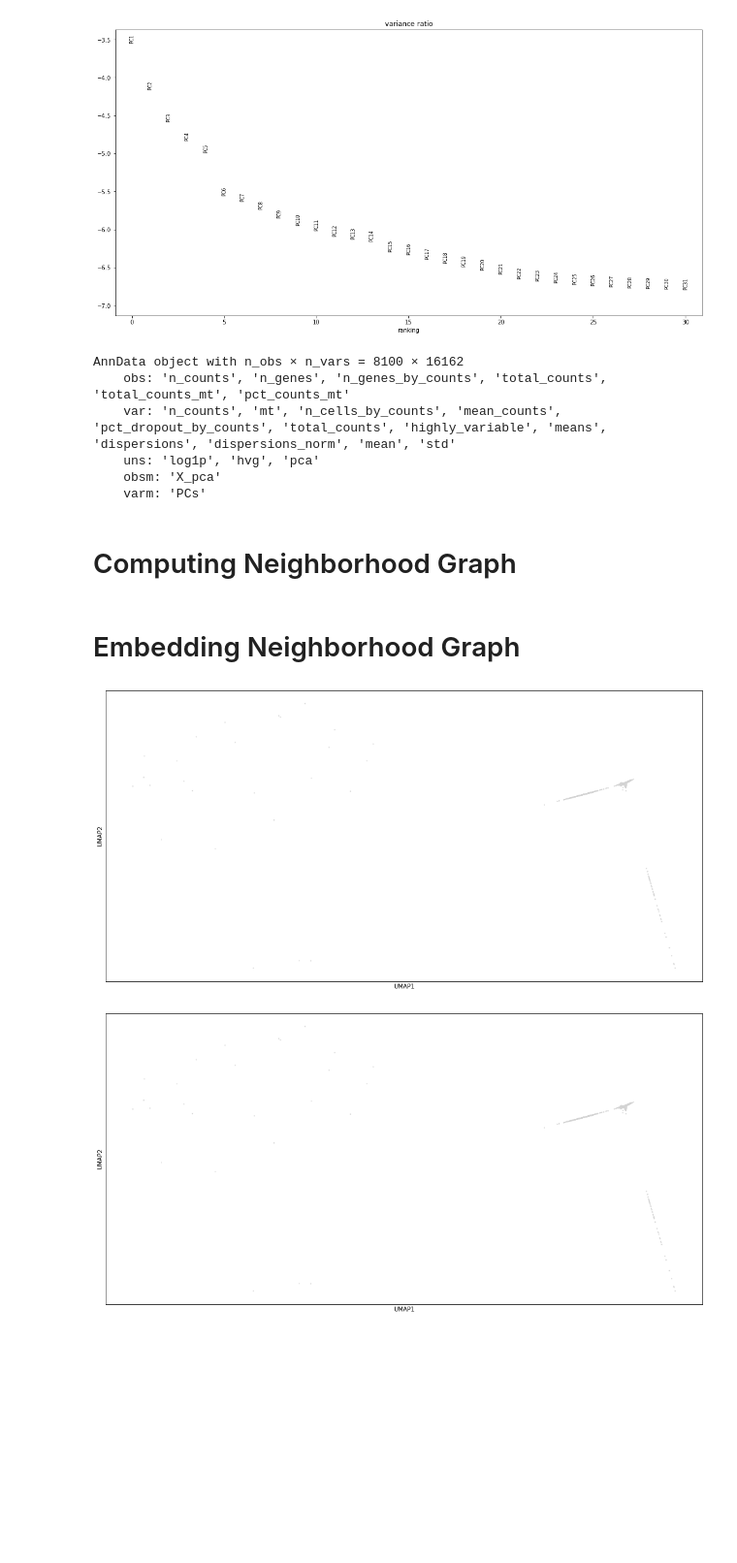
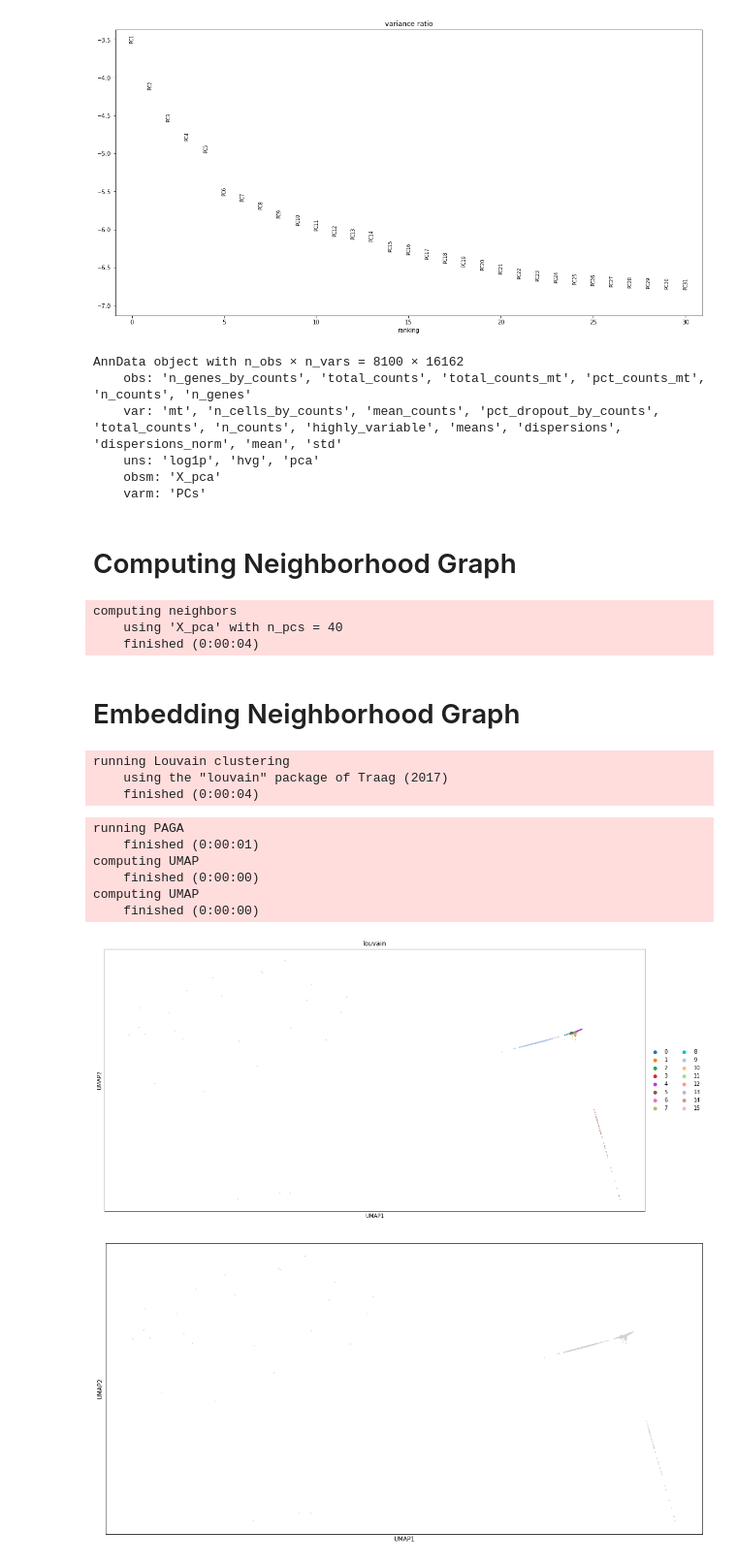
Before and after one commit to jbishop45/CS-7641-Project, a Jupyter notebook: Code/data_preprocessing.ipynb, the cells around one changed output. Shown at 97% size. Saved outputs shown, nothing was run; the diff lists cells and outputs as text; code cells hidden in the pictures; blank space fills up the shorter version.

```diff
--- a/Code/data_preprocessing.ipynb
+++ b/Code/data_preprocessing.ipynb
@@ -35,3 +38,10 @@ print("number_of_genes shape:{}".format(number_of_genes.shape))
 # %% [output]
 count depth shape:(10368,)
 number_of_genes shape:(10368,)
+# %%
+# when/where/why do we do violin plots?
+adata.var['mt'] = adata.var_names.str.startswith('MT-')  # annotate the group of mitochondrial genes as 'mt'
+sc.pp.calculate_qc_metrics(adata, qc_vars=['mt'], percent_top=None, log1p=False, inplace=True)
+
+sc.pl.violin(adata, ['n_genes_by_counts', 'total_counts', 'pct_counts_mt'],
+             jitter=0.4, multi_panel=True)
@@ -118,7 +127 @@ sc.pl.highest_expr_genes(adata_filtered, n_top=20, )
 [figure]
-# %%
-adata_filtered.var['mt'] = adata_filtered.var_names.str.startswith('MT-')  # annotate the group of mitochondrial genes as 'mt'
-sc.pp.calculate_qc_metrics(adata_filtered, qc_vars=['mt'], percent_top=None, log1p=False, inplace=True)
-
-sc.pl.violin(adata_filtered, ['n_genes_by_counts', 'total_counts', 'pct_counts_mt'],
-             jitter=0.4, multi_panel=True)
@@ -157,8 +167,8 @@ adata_filtered.write(results_file)
 adata_filtered
 # %% [output]
 AnnData object with n_obs × n_vars = 8100 × 16162
-    obs: 'n_counts', 'n_genes', 'n_genes_by_counts', 'total_counts', 'total_counts_mt', 'pct_counts_mt'
-    var: 'n_counts', 'mt', 'n_cells_by_counts', 'mean_counts', 'pct_dropout_by_counts', 'total_counts', 'highly_variable', 'means', 'dispersions', 'dispersions_norm', 'mean', 'std'
+    obs: 'n_genes_by_counts', 'total_counts', 'total_counts_mt', 'pct_counts_mt', 'n_counts', 'n_genes'
+    var: 'mt', 'n_cells_by_counts', 'mean_counts', 'pct_dropout_by_counts', 'total_counts', 'n_counts', 'highly_variable', 'means', 'dispersions', 'dispersions_norm', 'mean', 'std'
     uns: 'log1p', 'hvg', 'pca'
     obsm: 'X_pca'
     varm: 'PCs'
@@ -166,16 +176,30 @@ AnnData object with n_obs × n_vars = 8100 × 16162
 # Computing Neighborhood Graph
 # %%
 sc.pp.neighbors(adata_filtered, n_neighbors=10, n_pcs=40)
+# %% [output]
+computing neighbors
+    using 'X_pca' with n_pcs = 40
+    finished (0:00:04)
 # %% [markdown]
 # Embedding Neighborhood Graph
 # %%
 sc.tl.louvain(adata_filtered)
+# %% [output]
+running Louvain clustering
+    using the "louvain" package of Traag (2017)
+    finished (0:00:04)
 # %%
 sc.tl.paga(adata_filtered)
 sc.pl.paga(adata_filtered, plot=False)  # remove `plot=False` if you want to see the coarse-grained graph
 sc.tl.umap(adata_filtered, init_pos='paga')
 sc.tl.umap(adata_filtered)
-sc.pl.umap(adata_filtered) #, color=['CST3', 'NKG7', 'PPBP'])
+sc.pl.umap(adata_filtered, color=['louvain']) #, color=['CST3', 'NKG7', 'PPBP'])
 # %% [output]
+running PAGA
+    finished (0:00:01)
+computing UMAP
+    finished (0:00:00)
+computing UMAP
+    finished (0:00:00)
-[figure, old version]
+[figure, new version]
 # %%
```
Also changed, not shown: parts of 33 cells of this notebook, 4 other files.
